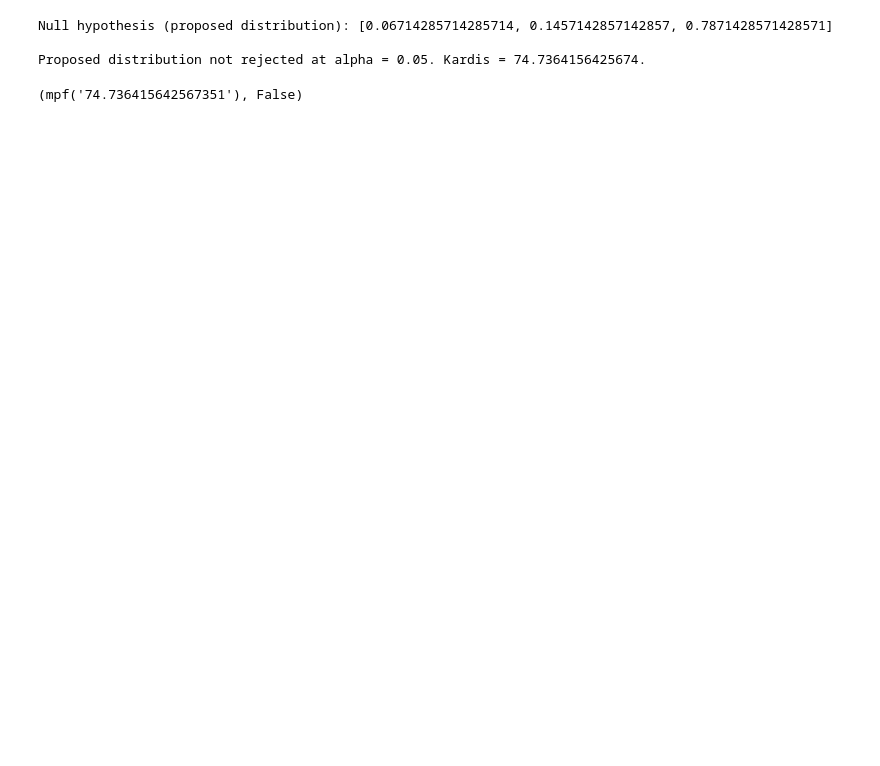
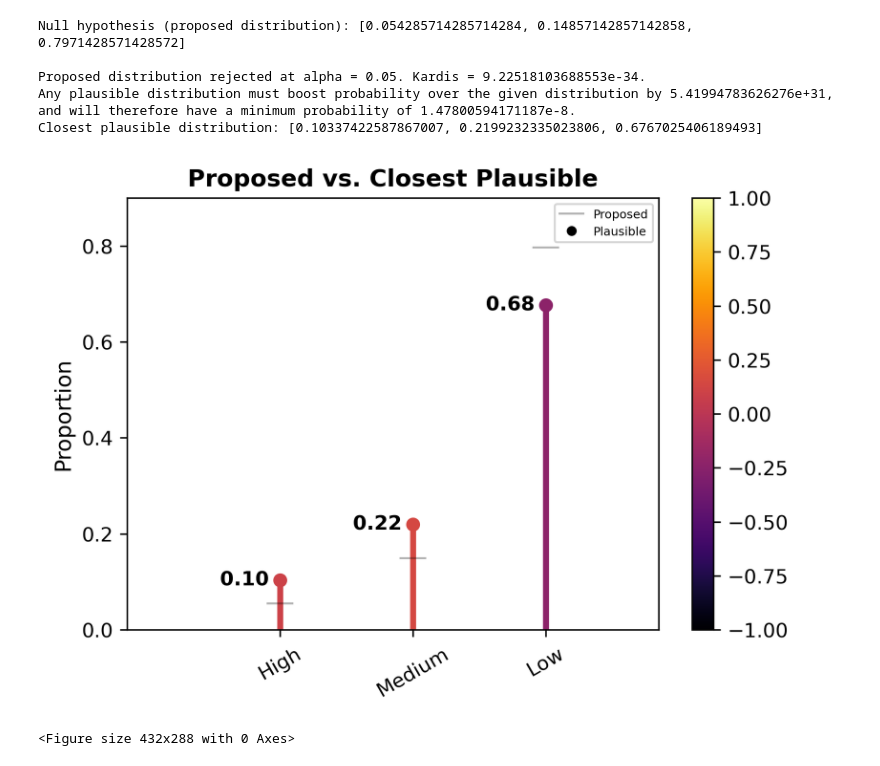
Before and after one commit to AMISTAD-lab/bias-in-data-source, a Jupyter notebook: compas_experiments_charge_type.ipynb, the cells around one changed output. Drawn from its saved outputs; the diff is of its cells as text; code cells hidden in the pictures; blank space fills up the shorter version.

```diff
--- a/compas_experiments_charge_type.ipynb
+++ b/compas_experiments_charge_type.ipynb
@@ -8,9 +8,9 @@ from mg_calculator import *
 from q_finder import *
 from graph_distributions import *
 
-"""----------------------------------------Process Charges Data-------------------------------------------------"""
+"""----------------------------------------Process Charge Data--------------------------------------------------"""
 
-file = open(r"Datasets/people.csv", mode='r', encoding='utf-8-sig')
+file = open(r"Datasets/compas-scores.csv", mode='r', encoding='utf-8-sig')
 csvreader = csv.reader(file)
 rowlist = [row for row in csvreader]
 for category in rowlist[0]:
@@ -19,43 +19,45 @@ for category in rowlist[0]:
 file.close()
 
 battery_ids = [int(id[x]) for x in range(len(id)) if c_charge_desc[x] == 'Battery']
+
 battery_races = [race[x-1] for x in battery_ids]
 
-#this groups together all instances of possession of contraband that are not 'aggravated'.
-possession_ids = [int(id[x]) for x in range(len(id)) if ('Possession' in c_charge_desc[x]) and \
+battery_scores = [score_text[x-1] for x in battery_ids]
+
+
+possession_ids = [int(id[x]) for x in range(len(id)) if ('Possession' in c_charge_desc[x]) and
                   (not "Aggravated" in c_charge_desc[x])]
+
 possession_races = [race[x-1] for x in possession_ids]
 
-file = open(r"Datasets/compas.csv", mode='r', encoding='utf-8-sig')
-csvreader = csv.reader(file)
-rowlist = [row for row in csvreader]
-for category in rowlist[0]:
-    index = rowlist[0].index(category)
-    exec(category + " = [row[index] for row in rowlist[1:]]")
-file.close()
-
-#the -1 *3 +2 is to selectively take the recidivism scores.
-battery_scores = [score_text[(x-1)*3+2] for x in battery_ids]
-possession_scores = [score_text[(x-1)*3+2] for x in possession_ids]
+possession_scores = [score_text[x-1] for x in possession_ids]
 # %%
 # Battery Test
 recid_races_and_scores = list(filter(lambda x: not x[1] == 'N/A', list(zip(battery_races,battery_scores))))
 white_count = len(list(filter(lambda x: x[0] == 'Caucasian', recid_races_and_scores)))
 white_props = [recid_races_and_scores.count(('Caucasian','High'))/white_count, \
                 recid_races_and_scores.count(('Caucasian', 'Medium'))/white_count, \
                 recid_races_and_scores.count(('Caucasian', 'Low'))/white_count]
+
 AA_scores = list(filter(lambda x: x[0] == 'African-American', recid_races_and_scores))
 
 print("Null hypothesis (proposed distribution): " + str(white_props) + "\n")
 
-hypothesis_test(AA_scores,\
+q_white_props = hypothesis_test(AA_scores,\
                 [('African-American','High'),('African-American','Medium'),('African-American','Low')],\
-                alpha = 0.05, hypothesis = white_props)
+                alpha = 0.05, hypothesis = white_props)[4]
+
+graph_distributions(q_white_props,\
+                    [('High'),('Medium'),('Low')],\
+                    hypothesis=white_props, filename=r"Results/compas_AA_battery_white_dist.pdf")
 # %% [output]
-Null hypothesis (proposed distribution): [0.06714285714285714, 0.1457142857142857, 0.7871428571428571]
+Null hypothesis (proposed distribution): [0.054285714285714284, 0.14857142857142858, 0.7971428571428572]
 
-Proposed distribution not rejected at alpha = 0.05. Kardis = 74.7364156425674.
+Proposed distribution rejected at alpha = 0.05. Kardis = 9.22518103688553e-34.
+Any plausible distribution must boost probability over the given distribution by 5.41994783626276e+31, and will therefore have a minimum probability of 1.47800594171187e-8.
+Closest plausible distribution: [0.10337422587867007, 0.2199232335023806, 0.6767025406189493]
+[figure, added]
-(mpf('74.736415642567351'), False)
+<Figure size 432x288 with 0 Axes>
 # %%
 #Possession Test
 recid_races_and_scores = list(filter(lambda x: not x[1] == 'N/A', list(zip(possession_races,possession_scores))))
```
Also changed, not shown: parts of 1 cell of this notebook, 1 other file.
